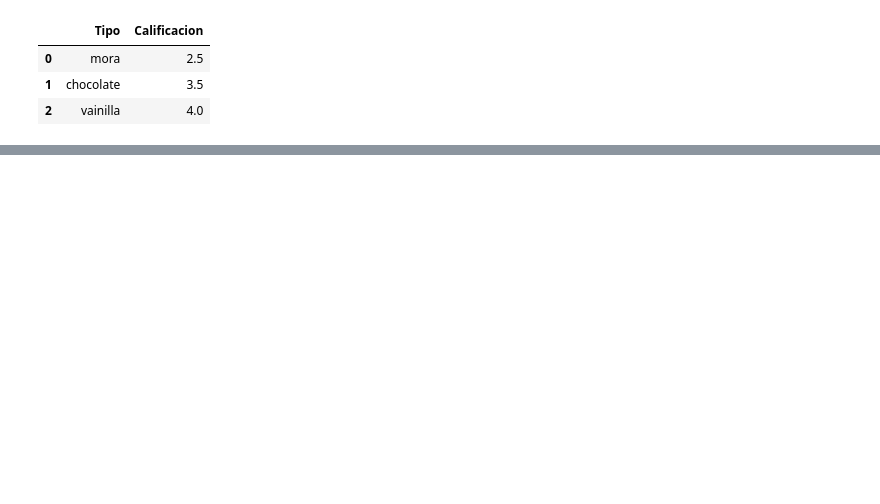
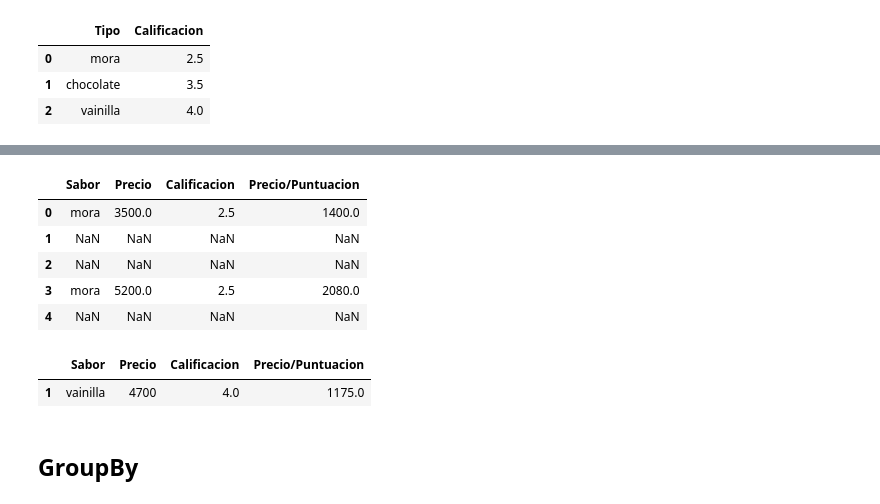
Before and after one commit to MathewsM14/ple_intro_github, a Jupyter notebook: Tablas.ipynb, the cells around one changed output, grey strips where cells are left out. Drawn from its saved outputs; the diff is of its cells as text; code cells hidden in the pictures; blank space fills up the shorter version.

```diff
--- a/Tablas.ipynb
+++ b/Tablas.ipynb
@@ -219,0 +278,16 @@ valoracion
+# %%
+clasificado.where(clasificado['Sabor'] == 'mora')
+# %% [output]
+|  | Sabor | Precio | Calificacion | Precio/Puntuacion |
+| 0 | mora | 3500.0 | 2.5 | 1400.0 |
+| 1 | NaN | NaN | NaN | NaN |
+| 2 | NaN | NaN | NaN | NaN |
+| 3 | mora | 5200.0 | 2.5 | 2080.0 |
+| 4 | NaN | NaN | NaN | NaN |
+# %%
+clasificado[clasificado['Sabor'] == 'vainilla']
+# %% [output]
+|  | Sabor | Precio | Calificacion | Precio/Puntuacion |
+| 1 | vainilla | 4700 | 4.0 | 1175.0 |
+# %% [markdown]
+## GroupBy
```
Also changed, not shown: parts of 28 cells of this notebook.
